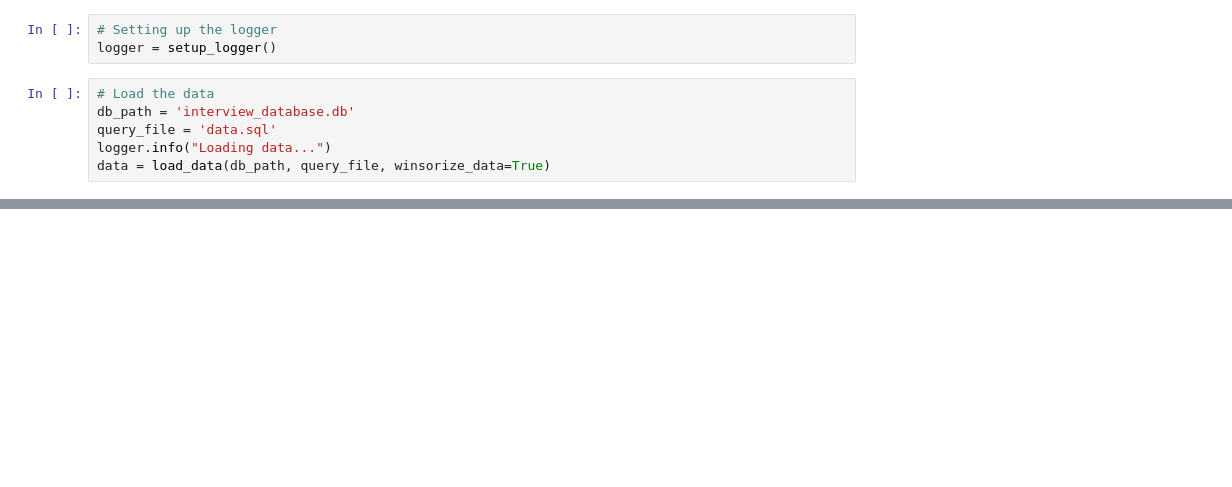
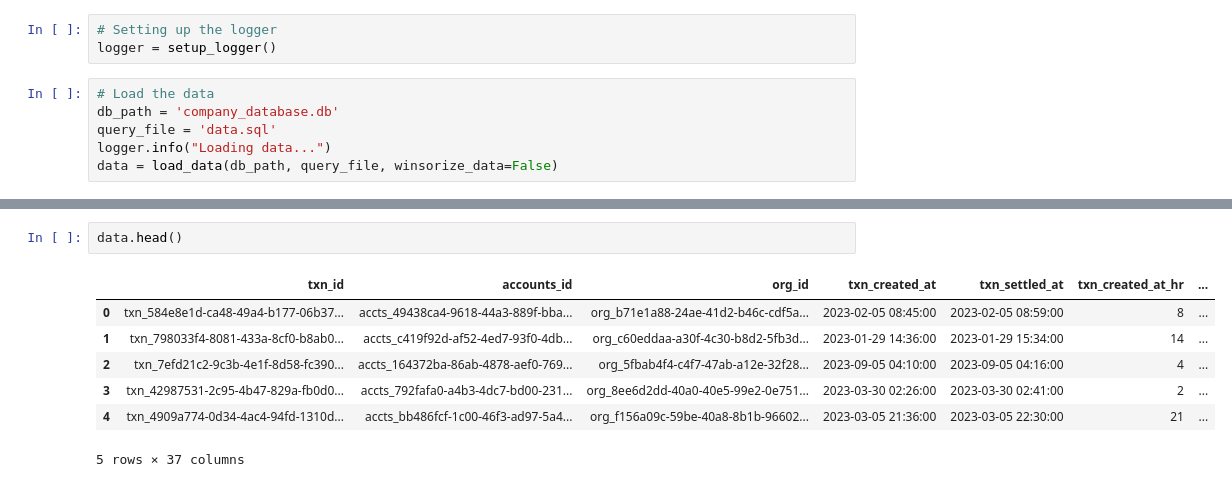
Before and after one commit to retroam/fraud_detection, a Jupyter notebook: example/example.ipynb, the cells around one changed output, grey strips where cells are left out. Cells and saved outputs as stored; diff of their text form; blank space fills up the shorter version.

```diff
--- a/example/example.ipynb
+++ b/example/example.ipynb
@@ -12,8 +25,8 @@ import joblib
 logger = setup_logger()
 # %%
 # Load the data
-db_path = 'interview_database.db'
+db_path = 'company_database.db'
 query_file = 'data.sql'
 logger.info("Loading data...")
-data = load_data(db_path, query_file, winsorize_data=True)
+data = load_data(db_path, query_file, winsorize_data=False)
 # %% [output]
@@ -25,3 +50,13 @@ IOException: IO Error: Cannot open database "/Users/robertamanfu/Documents/misc/
+# %%
+data.head()
+# %% [output]
+|  | txn_id | accounts_id | org_id | txn_created_at | txn_settled_at | txn_created_at_hr | ... |
+| 0 | txn_584e8e1d-ca48-49a4-b177-06b37... | accts_49438ca4-9618-44a3-889f-bba... | org_b71e1a88-24ae-41d2-b46c-cdf5a... | 2023-02-05 08:45:00 | 2023-02-05 08:59:00 | 8 | ... |
+| 1 | txn_798033f4-8081-433a-8cf0-b8ab0... | accts_c419f92d-af52-4ed7-93f0-4db... | org_c60eddaa-a30f-4c30-b8d2-5fb3d... | 2023-01-29 14:36:00 | 2023-01-29 15:34:00 | 14 | ... |
+| 2 | txn_7efd21c2-9c3b-4e1f-8d58-fc390... | accts_164372ba-86ab-4878-aef0-769... | org_5fbab4f4-c4f7-47ab-a12e-32f28... | 2023-09-05 04:10:00 | 2023-09-05 04:16:00 | 4 | ... |
+| 3 | txn_42987531-2c95-4b47-829a-fb0d0... | accts_792fafa0-a4b3-4dc7-bd00-231... | org_8ee6d2dd-40a0-40e5-99e2-0e751... | 2023-03-30 02:26:00 | 2023-03-30 02:41:00 | 2 | ... |
+| 4 | txn_4909a774-0d34-4ac4-94fd-1310d... | accts_bb486fcf-1c00-46f3-ad97-5a4... | org_f156a09c-59be-40a8-8b1b-96602... | 2023-03-05 21:36:00 | 2023-03-05 22:30:00 | 21 | ... |
+5 rows × 37 columns
 # %%
 # Splitting the data into training and testing sets
 from sklearn.model_selection import train_test_split
```
Also changed, not shown: parts of 16 cells of this notebook, 5 other files.
